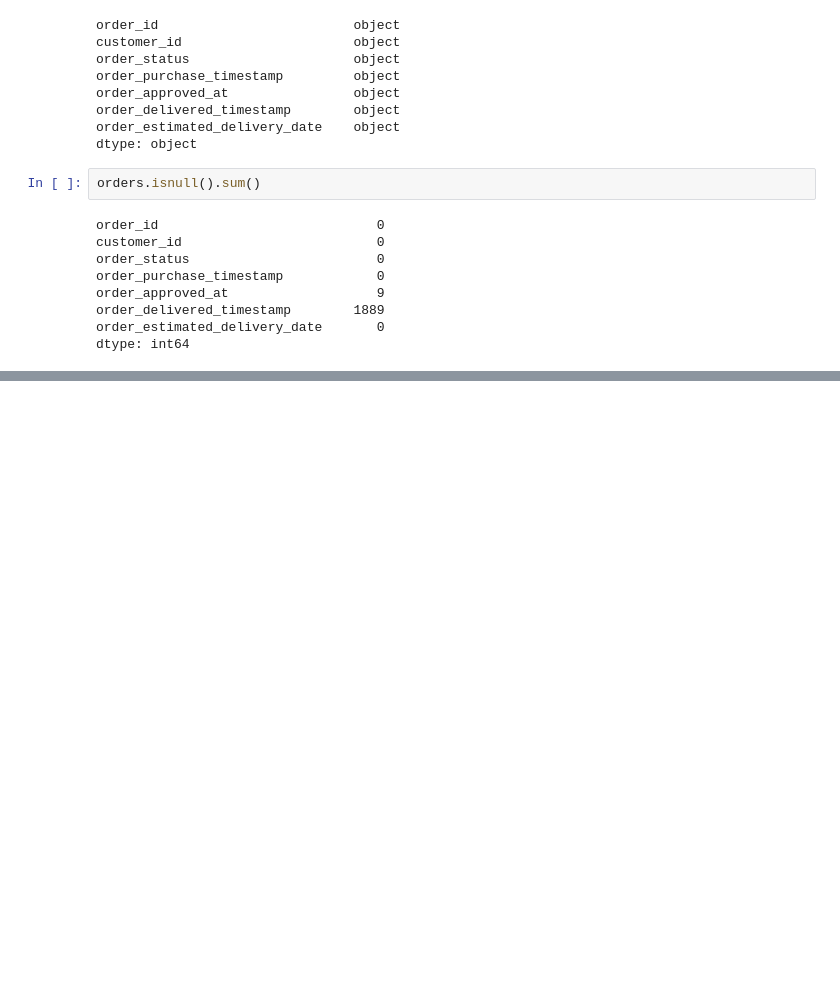
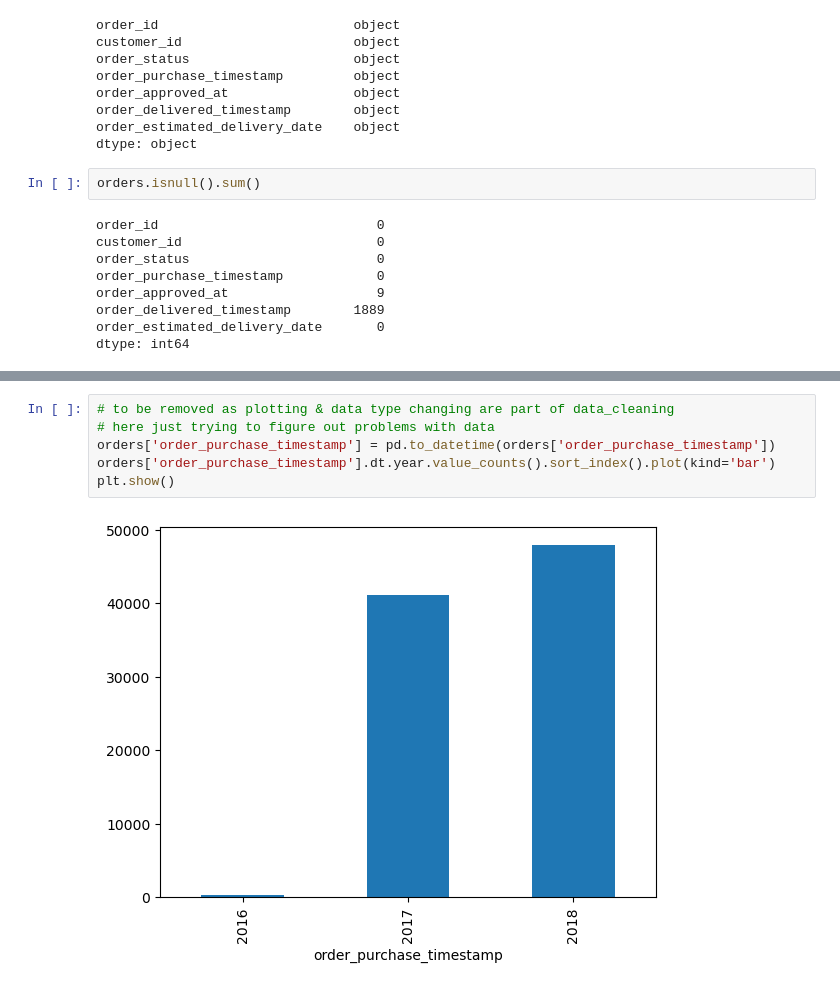
Before and after one commit to JatinY459/ecommerce-data-analysis, a Jupyter notebook: notebooks/01_data_overview.ipynb, the cells around one changed output, grey strips where cells are left out. Cells and saved outputs as stored; diff of their text form; blank space fills up the shorter version.

Commit message:
finished orders file overview

```diff
--- a/notebooks/01_data_overview.ipynb
+++ b/notebooks/01_data_overview.ipynb
@@ -120,0 +143,8 @@ dtype: int64
+# %%
+# to be removed as plotting & data type changing are part of data_cleaning
+# here just trying to figure out problems with data
+orders['order_purchase_timestamp'] = pd.to_datetime(orders['order_purchase_timestamp'])
+orders['order_purchase_timestamp'].dt.year.value_counts().sort_index().plot(kind='bar')
+plt.show()
+# %% [output]
+[figure, added]
```
Also changed, not shown: parts of 17 cells of this notebook.
